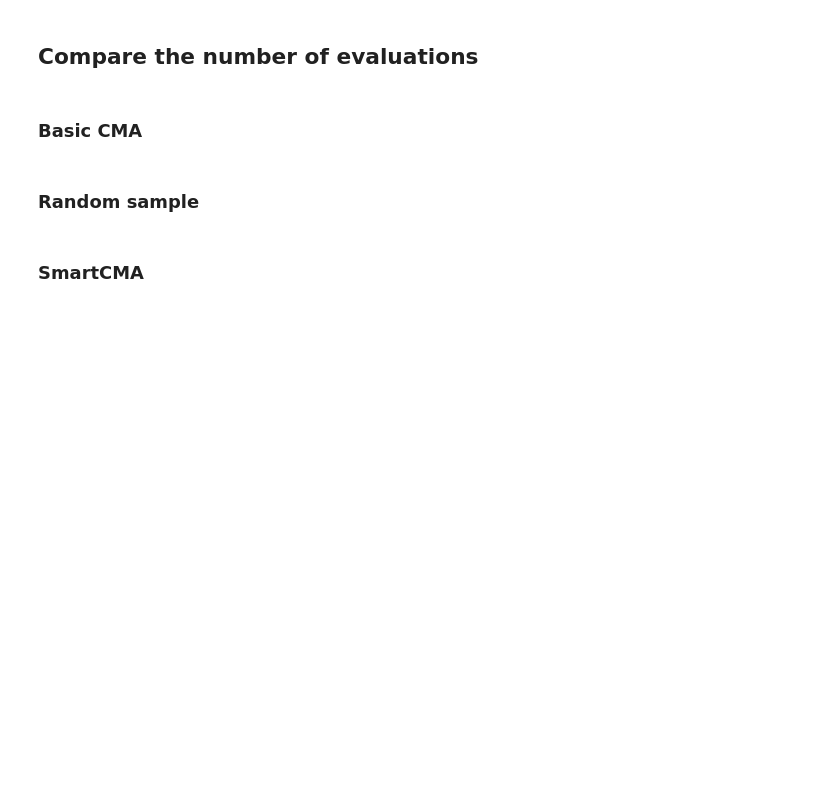
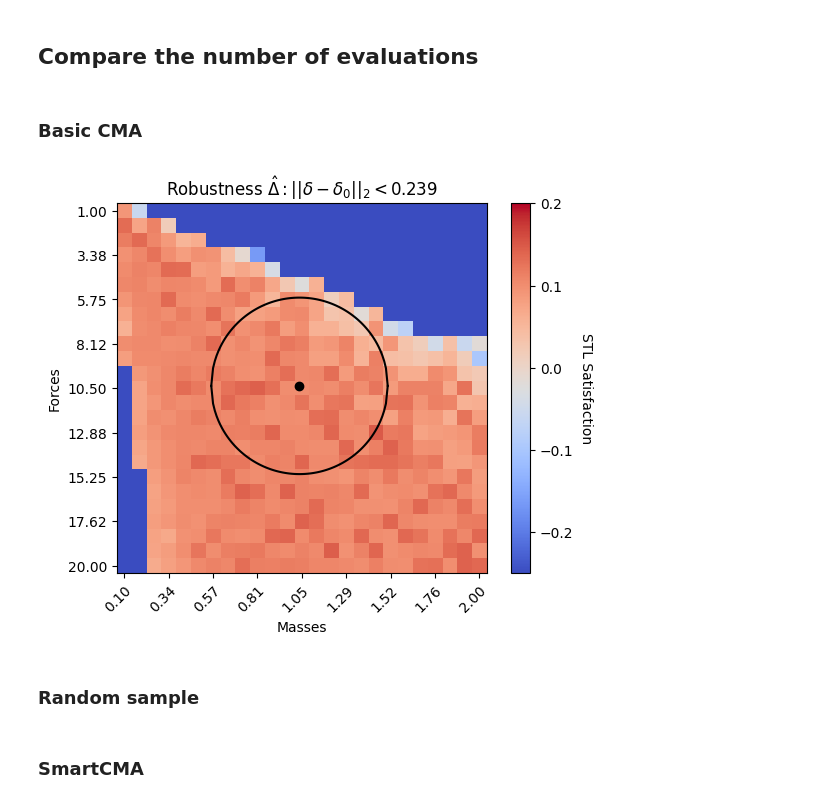
Before and after one commit to SteveZhangBit/STL-Robustness, a Jupyter notebook: cartpole-dqn/CartPole-DQN.ipynb, the cells around one changed output. Saved outputs shown, nothing was run; the diff lists cells and outputs as text; code cells hidden in the pictures; blank space fills up the shorter version.

Commit message:
Update heatmaps

```diff
--- a/cartpole-dqn/CartPole-DQN.ipynb
+++ b/cartpole-dqn/CartPole-DQN.ipynb
@@ -192,6 +192,13 @@ def test_evals(analysis, name, out_dir):
 ### Basic CMA
 # %%
 data1 = test_evals(analysis, 'BasicCMA', 'data')
+# %%
+_ = analysis.heatmap(masscart, force_mag, 25, 25, x_name="Masses", y_name="Forces", z_name="STL Satisfaction",
+                 out_dir='data', boundary=np.min(data1), vmax=0.2)
+plt.title('Robustness $\hat{\Delta}: ||\delta - \delta_0||_2 < %.3f$' % np.min(data1))
+plt.savefig('gifs/robustness-landscape-boundary-heatmap.png', bbox_inches='tight')
+# %% [output]
+[figure, added]
 # %% [markdown]
 ### Random sample
 # %%
```
Also changed, not shown: 8 other files.
